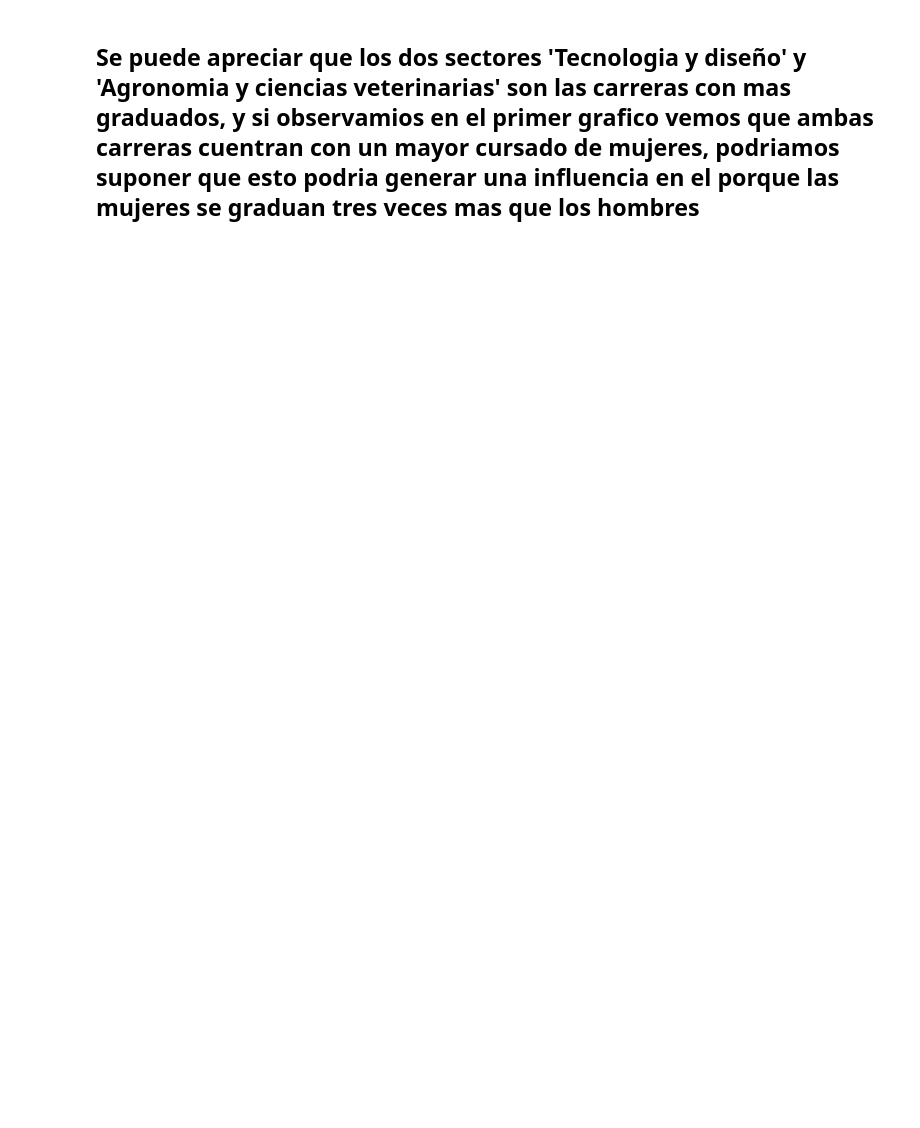
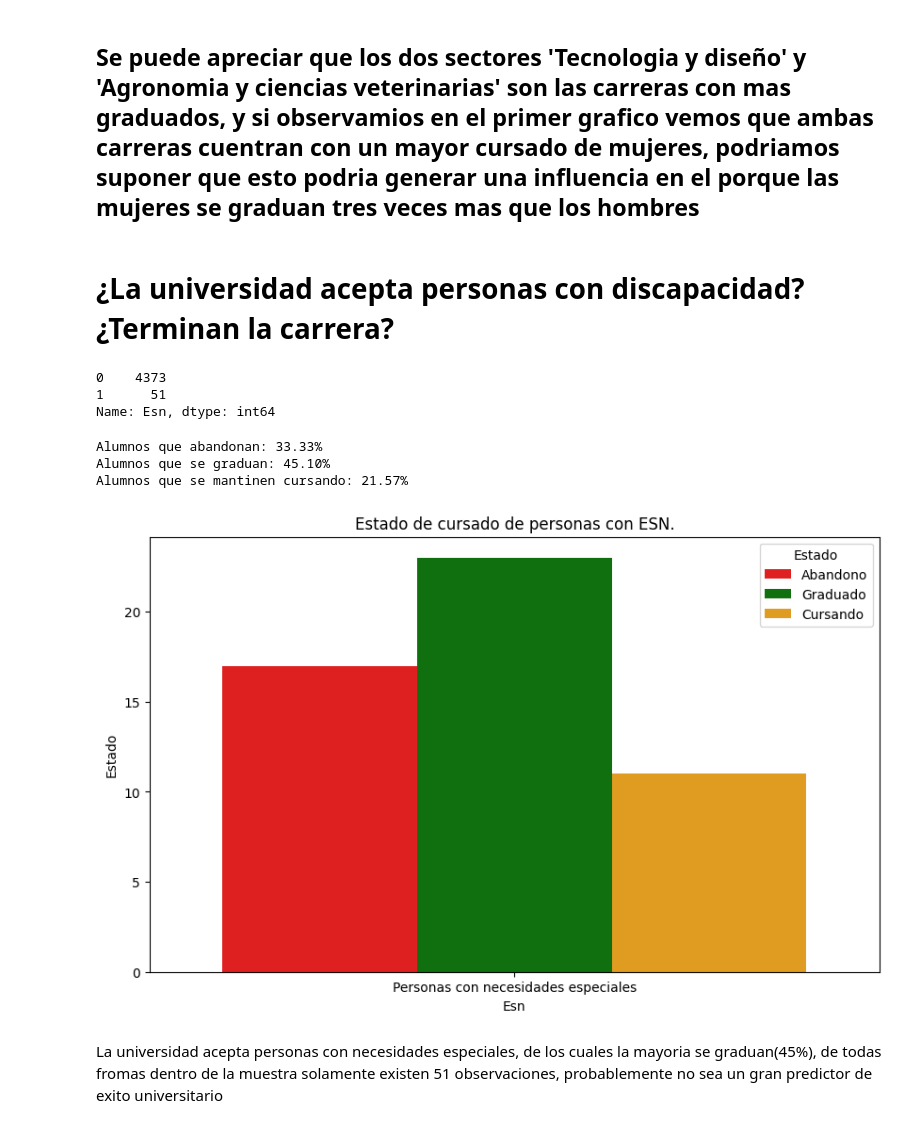
Before and after one commit to fowardelcac/Abandono-Escolar, a Jupyter notebook: Notebooks/conclusiones.ipynb, the cells around one changed output. Saved outputs shown, nothing was run; the diff lists cells and outputs as text; code cells hidden in the pictures; blank space fills up the shorter version.

```diff
--- a/Notebooks/conclusiones.ipynb
+++ b/Notebooks/conclusiones.ipynb
@@ -136,2 +127,37 @@ plt.show()
 # %% [markdown]
 ## Se puede apreciar que los dos sectores 'Tecnologia y diseño' y 'Agronomia y ciencias veterinarias' son las carreras con mas graduados, y si observamios en el primer grafico vemos que ambas carreras cuentran con un mayor cursado de mujeres, podriamos suponer que esto podria generar una influencia en el porque las mujeres se graduan tres veces mas que los hombres
+# %% [markdown]
+# ¿La universidad acepta personas con discapacidad?¿Terminan la carrera?
+# %%
+df.Esn.value_counts()
+# %% [output]
+0    4373
+1      51
+Name: Esn, dtype: int64
+# %%
+esn = df[df.Esn == 1]
+esn_abandono = esn[esn.Target == 0]
+esn_graduados = esn[esn.Target == 1]
+esn_cursando = esn[esn.Target == 2]
+
+print(f'Alumnos que abandonan: {frecuencia_relativa(esn, esn_abandono):.2f}%')
+print(f'Alumnos que se graduan: {frecuencia_relativa(esn, esn_graduados):.2f}%')
+print(f'Alumnos que se mantinen cursando: {frecuencia_relativa(esn, esn_cursando):.2f}%')
+# %% [output]
+Alumnos que abandonan: 33.33%
+Alumnos que se graduan: 45.10%
+Alumnos que se mantinen cursando: 21.57%
+# %%
+plt.figure(figsize=(10, 6))  # Tamaño de la figura
+sns.countplot(data = esn, x ='Esn', hue = 'Target',  palette = {0: "red", 1: "green", 2: 'orange'})
+# Personalizar el gráfico
+plt.title("Estado de cursado de personas con ESN.")
+plt.ylabel("Estado")
+plt.legend(title = "Estado", labels=["Abandono", "Graduado", "Cursando"])
+plt.xticks(ticks=[0], labels = ['Personas con necesidades especiales'])
+# Mostrar el gráfico
+plt.show()
+# %% [output]
+[figure, added]
+# %% [markdown]
+La universidad acepta personas con necesidades especiales, de los cuales la mayoria se graduan(45%), de todas fromas dentro de la muestra solamente existen 51 observaciones, probablemente no sea un gran predictor de exito universitario
```
Also changed, not shown: parts of 20 cells of this notebook.
